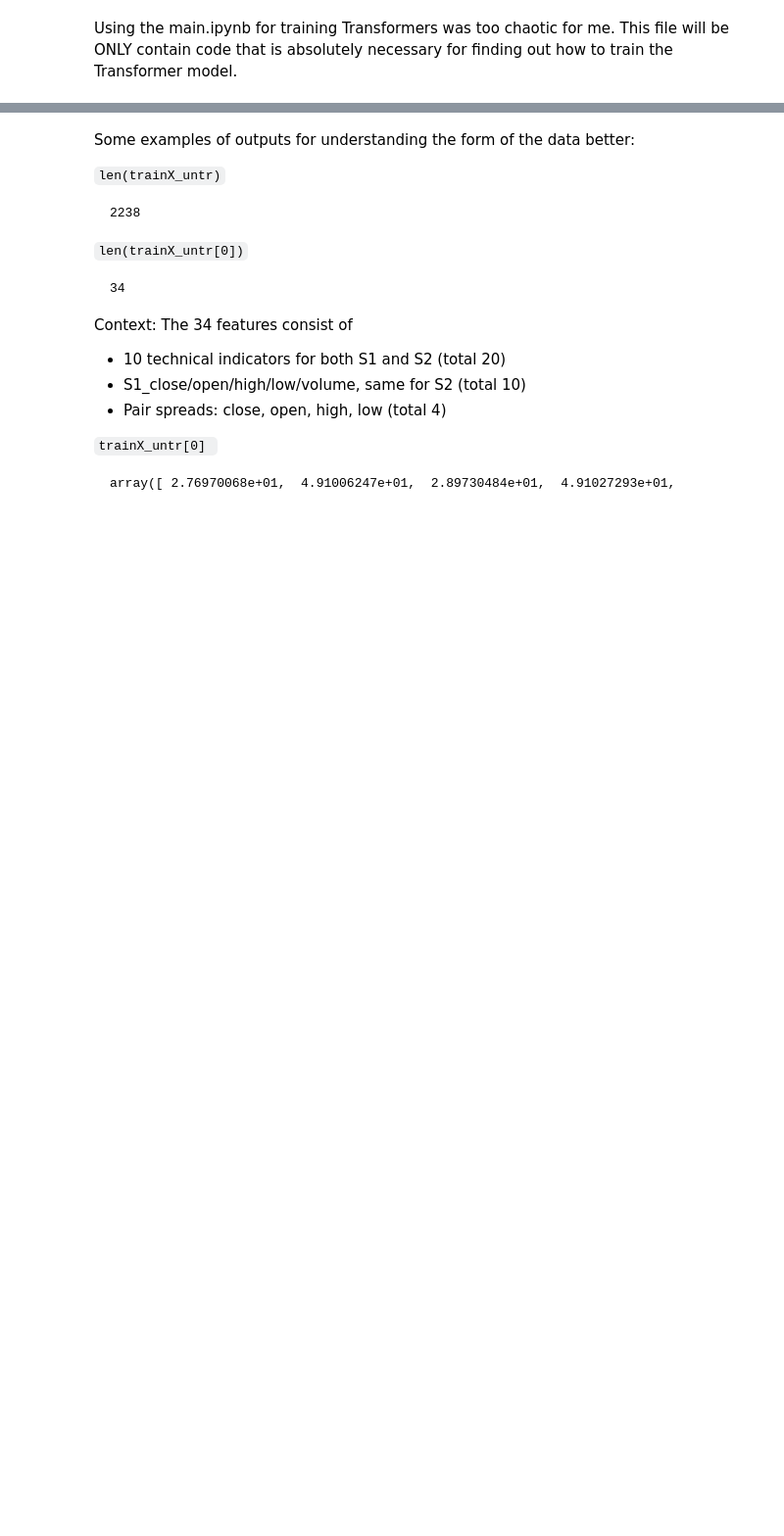
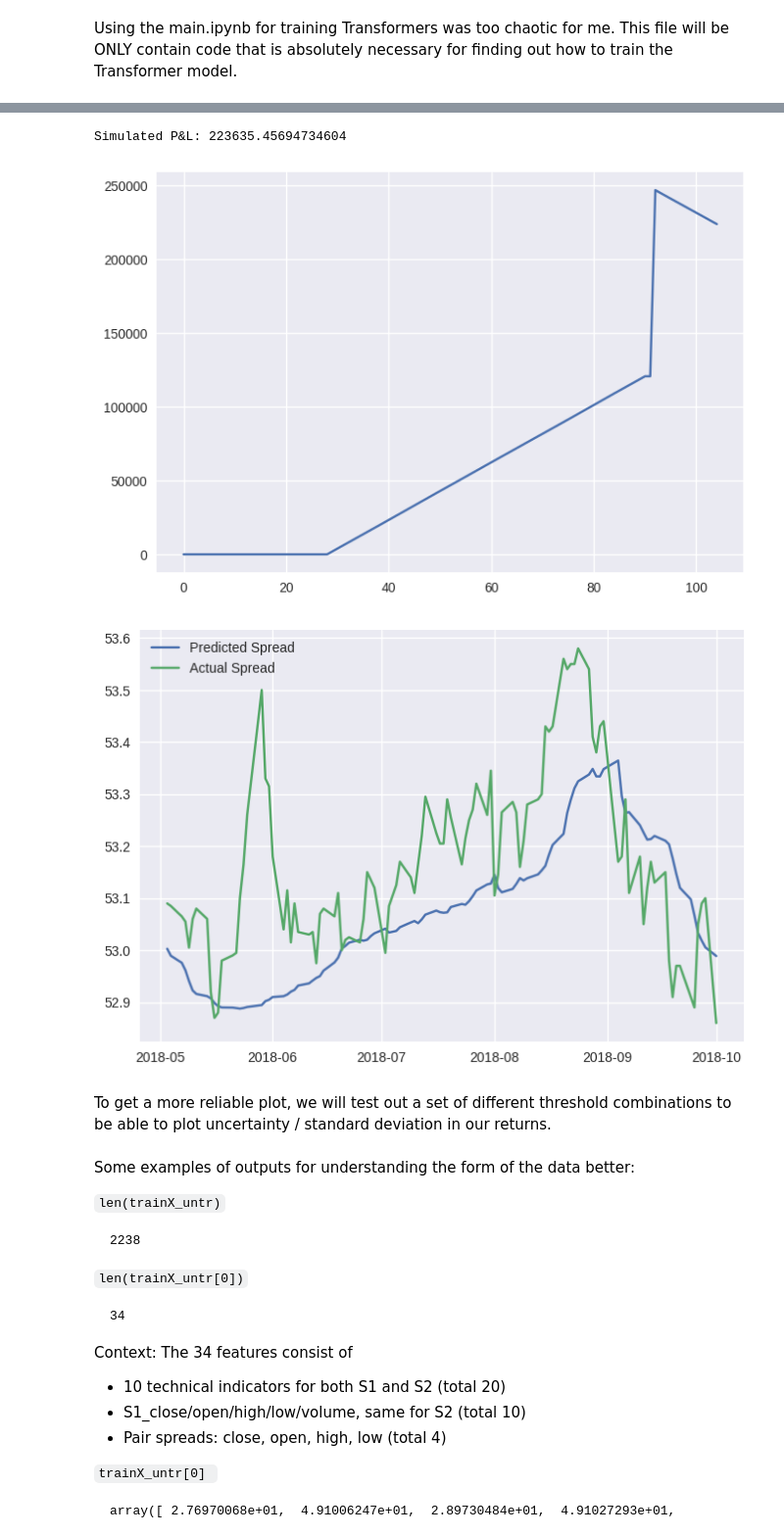
Before and after one commit to maviddoerdijk/bsc-thesis, a Jupyter notebook: exp/train_transformer.ipynb, the cells around one changed output, grey strips where cells are left out. Shown: that part at 98% size. Drawn from its saved outputs; the diff is of its cells as text; code cells hidden in the pictures; blank space fills up the shorter version.

Commit message:
Working trading strategy

```diff
--- a/exp/train_transformer.ipynb
+++ b/exp/train_transformer.ipynb
@@ -405,3 +405,65 @@ Test MSE  : 0.044191
+# %%
+def trade(
+    S1: pd.Series,
+    S2: pd.Series,
+    spread: pd.Series, # model-predicted spread, used for the strategy
+    window1: int, # short time span moving-average window (e.g. 5)
+    window2: int, # long time-span moving-average window (and window used for stdev) (e.g. 60)
+    position_threshold: float = 1.0,
+    clearing_threshold: float = 0.5
+) -> float: # simulated profit-and-loss
+    ma1 = spread.rolling(window=window1, center=False).mean()
+    ma2 = spread.rolling(window=window2, center=False).mean()
+    std = spread.rolling(window=window2, center=False).std()
+    zscore = (ma1 - ma2)/std
+
+    cash, qty_s1, qty_s2 = 0.0, 0, 0
+    returns = []
+
+    for i in range(len(spread)):
+      # go through zscore for each timestep
+      if zscore.iloc[i] > position_threshold: # option 1: sell short
+        cash += S1.iloc[i] - S2.iloc[i] * spread.iloc[i]
+        qty_s1 -= 1
+        qty_s2 += spread.iloc[i] # following the classic pairs-trade: this buys β shares in the case that spread_t = S1_t + β * S2_t
+      elif zscore.iloc[i] < -position_threshold: # option 2: buy long
+        cash -= S1.iloc[i] - S2.iloc[i] * spread.iloc[i]
+        qty_s1 += 1
+        qty_s2 -= spread.iloc[i] # same as bove, but other way around
+      elif abs(zscore.iloc[i]) < clearing_threshold: # option 3: go neutral, clearing all positions
+        cash += qty_s1 * S1.iloc[i] - qty_s2 * S2.iloc[i] # Closing on S1 is gained (we make a profit if we have a positive amount of S1, which we sell), closing on S2 is lost (we need to buy back the shorted positions, losing cash)
+        qty_s1, qty_s2 = 0, 0
+      returns.append(cash)
+    return returns
+
+spread_pred_series = pd.Series(y_hat.squeeze(), index=test.index[look_back:])  # align lengths
+spread_gt_series = pd.Series(y_true.squeeze(), index=test.index[look_back:])
+returns = trade(
+    S1 = test['S1_close'].iloc[look_back:],
+    S2 = test['S2_close'].iloc[look_back:],
+    spread = spread_pred_series,
+    window1 = 30,
+    window2 = 5,
+    position_threshold = 1.0,
+    clearing_threshold = 0.5
+)
+print("Simulated P&L:", returns[-1])
+
+# plot returns
+plt.plot(returns)
+plt.show()
+
+# plot predicted vs actual spreads
+plt.plot(spread_pred_series, label='Predicted Spread')
+plt.plot(spread_gt_series, label='Actual Spread')
+plt.legend()
+plt.show()
+# %% [output]
+Simulated P&L: 223635.45694734604
+[figure, added]
+[figure, added]
+# %% [markdown]
+To get a more reliable plot, we will test out a set of different threshold combinations to be able to plot uncertainty / standard deviation in our returns.
 # %% [markdown]
 Some examples of outputs for understanding the form of the data better:
 
```
Also changed, not shown: parts of 4 cells of this notebook.
